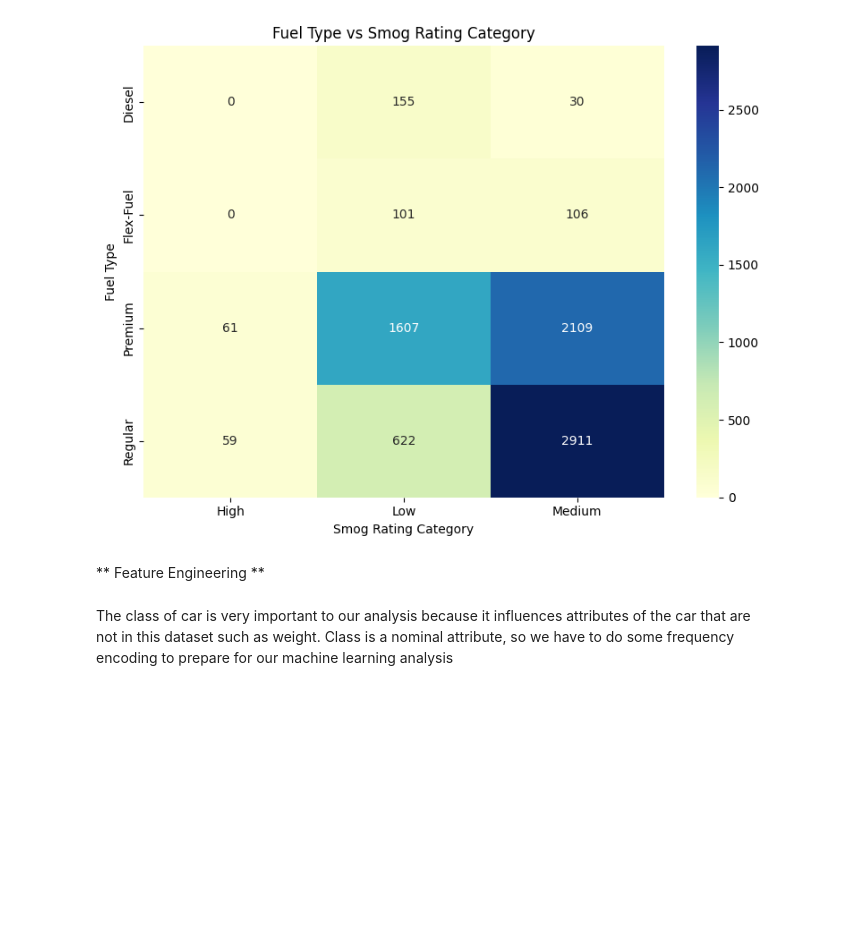
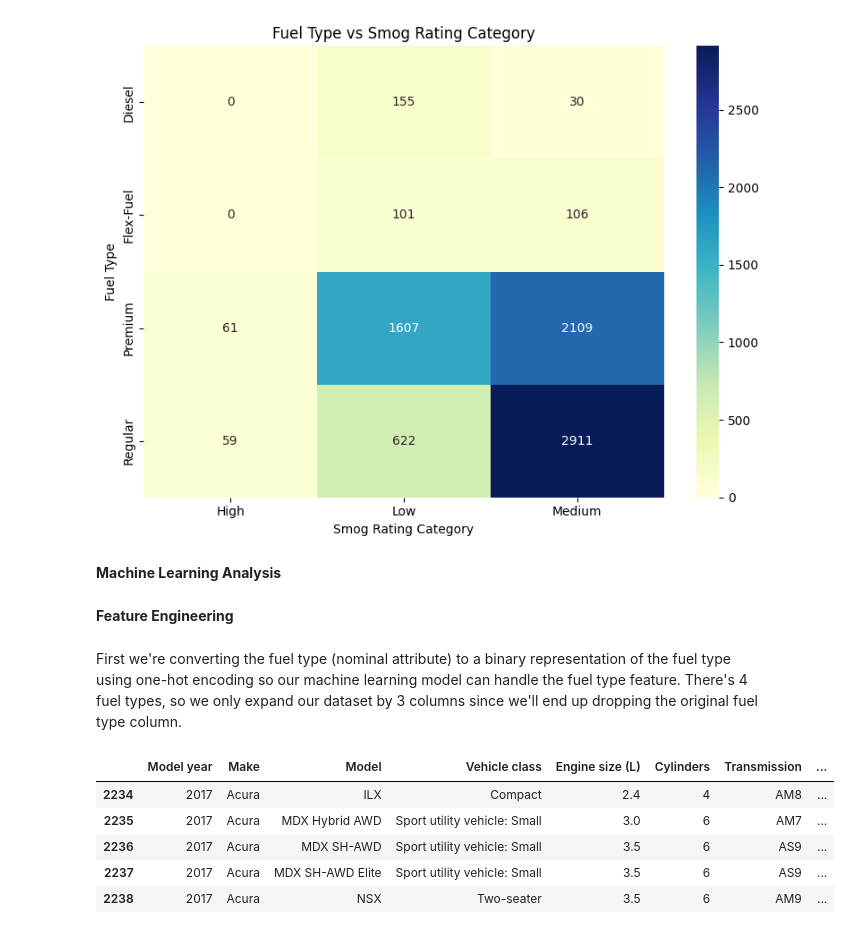
Before and after one commit to KalebW1229/CMSC320-Final-Project, a Jupyter notebook: checkpoint2.ipynb, the cells around one changed output. Cells and saved outputs as stored; diff of their text form; code cells hidden in the pictures; blank space fills up the shorter version.

Commit message:
machine learning

```diff
--- a/checkpoint2.ipynb
+++ b/checkpoint2.ipynb
@@ -437,8 +445,27 @@ plt.tight_layout()
 plt.show()
 # %% [output]
 [figure]
+# %%
+# dont need the smog category anymore
+df.drop(columns=["Smog Category"], inplace=True)
+# %% [markdown]
+**Machine Learning Analysis**
+# %%
+# Dropping unneeded categories
+machine_learning_df = df.copy()
 # %% [markdown]
-** Feature Engineering **
+**Feature Engineering**
-# %% [markdown]
-The class of car is very important to our analysis because it influences attributes of the car that are not in this dataset such as weight.
-Class is a nominal attribute, so we have to do some frequency encoding to prepare for our machine learning analysis
+# %% [markdown]
+First we're converting the fuel type (nominal attribute) to a binary representation of the fuel type using one-hot encoding so our machine learning model can handle the fuel type feature. There's 4 fuel types, so we only expand our dataset by 3 columns since we'll end up dropping the original fuel type column.
+# %%
+fuel_encoded = pd.get_dummies(machine_learning_df["Fuel type"])
+machine_learning_df = pd.concat([machine_learning_df, fuel_encoded], axis=1)
+machine_learning_df.drop(columns=["Fuel type"], inplace=True)
+machine_learning_df.head()
+# %% [output]
+|  | Model year | Make | Model | Vehicle class | Engine size (L) | Cylinders | Transmission | ... |
+| 2234 | 2017 | Acura | ILX | Compact | 2.4 | 4 | AM8 | ... |
+| 2235 | 2017 | Acura | MDX Hybrid AWD | Sport utility vehicle: Small | 3.0 | 6 | AM7 | ... |
+| 2236 | 2017 | Acura | MDX SH-AWD | Sport utility vehicle: Small | 3.5 | 6 | AS9 | ... |
+| 2237 | 2017 | Acura | MDX SH-AWD Elite | Sport utility vehicle: Small | 3.5 | 6 | AS9 | ... |
+| 2238 | 2017 | Acura | NSX | Two-seater | 3.5 | 6 | AM9 | ... |
```
Also changed, not shown: parts of 17 cells of this notebook, 1 other file.
